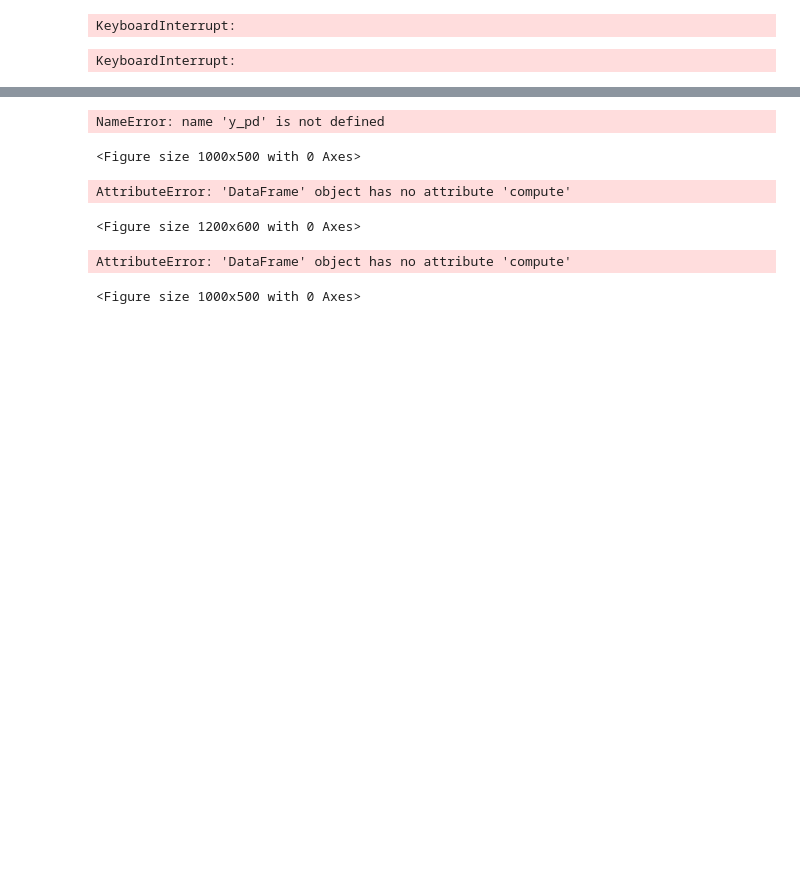
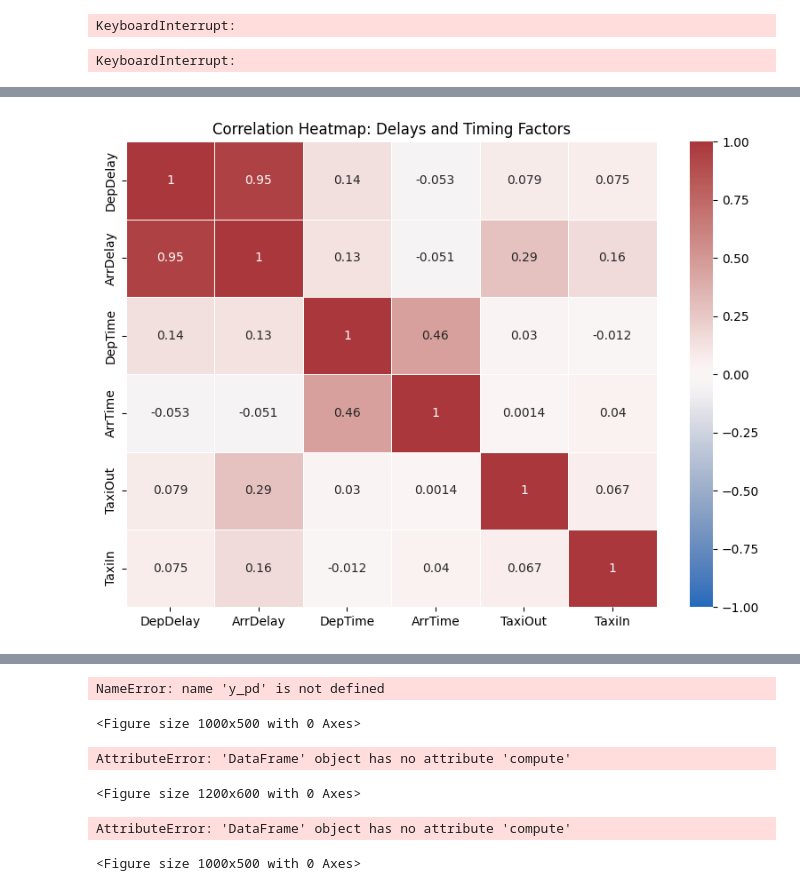
Before and after one commit to big-basket/Airport-System-Coursework, a Jupyter notebook: CourseWork.ipynb, the cells around one changed output, grey strips where cells are left out. Drawn from its saved outputs; the diff is of its cells as text; code cells hidden in the pictures; blank space fills up the shorter version.

```diff
--- a/CourseWork.ipynb
+++ b/CourseWork.ipynb
@@ -77,0 +108,16 @@ KeyboardInterrupt:
+# %%
+
+# Define the selected columns
+selected_columns = ["DepDelay", "ArrDelay", "DepTime", "ArrTime", "TaxiOut", "TaxiIn"]
+
+# Compute correlation matrix
+corr = df[selected_columns].corr()
+
+# Plot the heatmap
+plt.figure(figsize=(8, 6))
+sns.heatmap(corr, cmap="vlag", annot=True, linewidths=0.5, vmin=-1, vmax=1)
+plt.title("Correlation Heatmap: Delays and Timing Factors")
+plt.tight_layout()
+plt.show()
+# %% [output]
+[figure, added]
```
Also changed, not shown: parts of 4 cells of this notebook.
